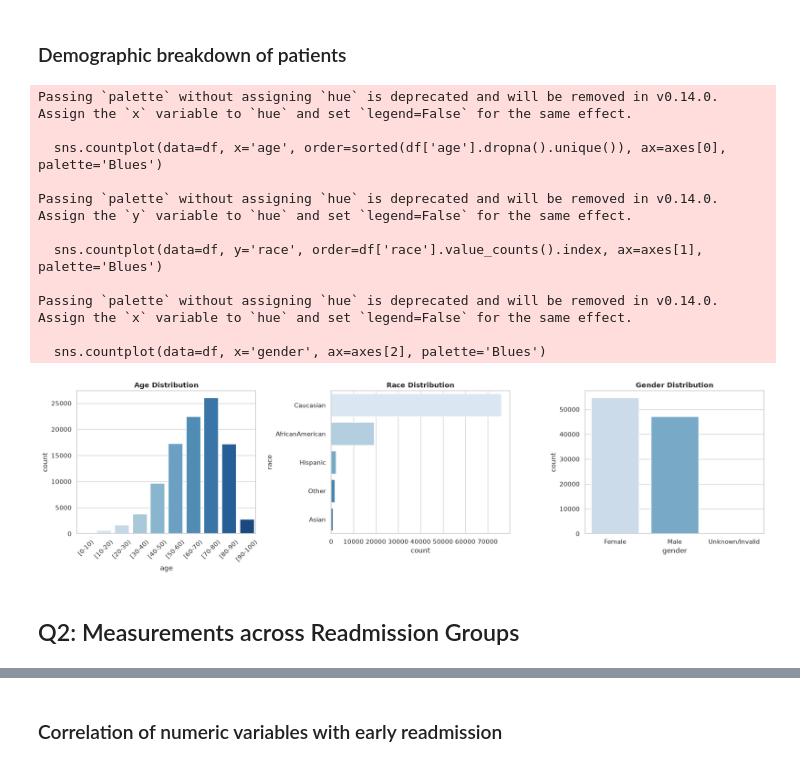
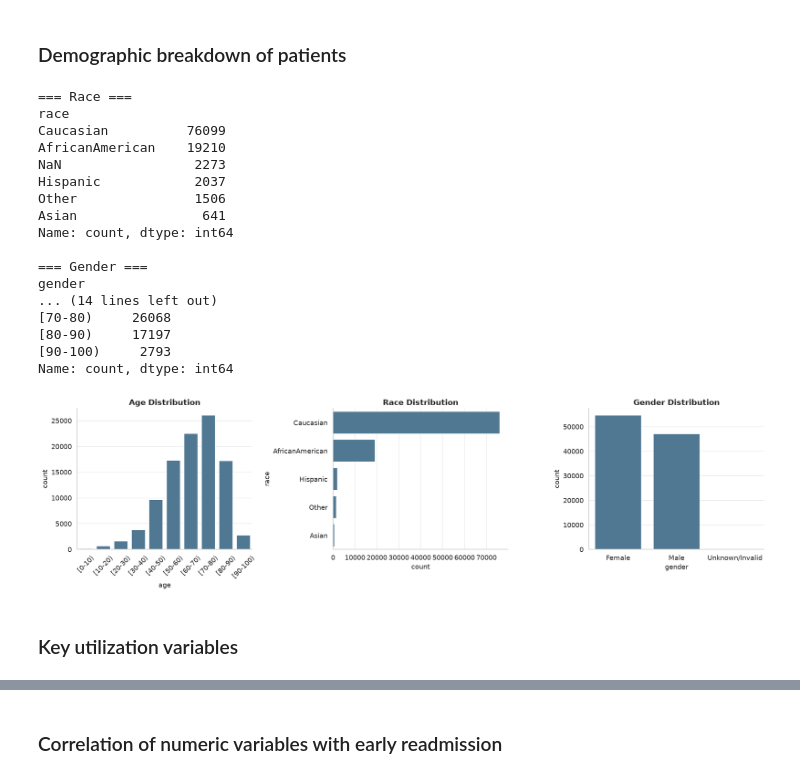
Before and after one commit to StudyBuildTeam2/studybuild-health-data-science, a Jupyter notebook: Project02/Team2/notebooks/analysis.ipynb, the cells around one changed output, grey strips where cells are left out. Cells and saved outputs as stored; diff of their text form; code cells hidden in the pictures.

```diff
--- a/Project02/Team2/notebooks/analysis.ipynb
+++ b/Project02/Team2/notebooks/analysis.ipynb
@@ -7,7 +0,0 @@ This notebook covers Q1–Q4 with visualizations.
-# %%
-import pandas as pd
-import numpy as np
-import matplotlib.pyplot as plt
-import seaborn as sns
-
-sns.set_theme(style="whitegrid")
@@ -16,6 +84,6 @@ sns.set_theme(style="whitegrid")
 # %%
-df = pd.read_csv('../data/diabetic_data.csv')
-df = df.replace('?', np.nan)
+df = pd.read_csv(DATA_PATH, na_values='?', low_memory=False)
 print(f"Dataset Shape: {df.shape}")
+df.head()
 # %% [output]
 Dataset Shape: (101766, 50)
@@ -82,32 +229,49 @@ Name: count, dtype: int64
 # %% [markdown]
 ### Demographic breakdown of patients
+# %%
+print('=== Race ===')
+print(df['race'].value_counts(dropna=False))
+print('\n=== Gender ===')
+print(df['gender'].value_counts(dropna=False))
+print('\n=== Age brackets ===')
+print(df['age'].value_counts().sort_index())
+# %% [output]
+=== Race ===
+race
+Caucasian          76099
+AfricanAmerican    19210
+NaN                 2273
+Hispanic            2037
+Other               1506
+Asian                641
+Name: count, dtype: int64
+
+=== Gender ===
+gender
+... (14 lines left out)
+[70-80)     26068
+[80-90)     17197
+[90-100)     2793
+Name: count, dtype: int64
 # %%
+AGE_ORDER = sorted(df['age'].dropna().unique())
+
 fig, axes = plt.subplots(1, 3, figsize=(18, 5))
 
-sns.countplot(data=df, x='age', order=sorted(df['age'].dropna().unique()), ax=axes[0], palette='Blues')
-axes[0].set_title('Age Distribution', fontsize=12, fontweight='bold')
+sns.countplot(data=df, x='age', order=AGE_ORDER, color=BLUE, ax=axes[0])
+axes[0].set_title('Age Distribution')
 axes[0].tick_params(axis='x', rotation=45)
 
-sns.countplot(data=df, y='race', order=df['race'].value_counts().index, ax=axes[1], palette='Blues')
-axes[1].set_title('Race Distribution', fontsize=12, fontweight='bold')
+sns.countplot(data=df, y='race', order=df['race'].value_counts().index, color=BLUE, ax=axes[1])
+axes[1].set_title('Race Distribution')
 
-sns.countplot(data=df, x='gender', ax=axes[2], palette='Blues')
-axes[2].set_title('Gender Distribution', fontsize=12, fontweight='bold')
+sns.countplot(data=df, x='gender', color=BLUE, ax=axes[2])
+axes[2].set_title('Gender Distribution')
 
 plt.tight_layout()
+save_fig('01_demographics')
 plt.show()
 # %% [output]
-Passing `palette` without assigning `hue` is deprecated and will be removed in v0.14.0. Assign the `x` variable to `hue` and set `legend=False` for the same effect.
-
-  sns.countplot(data=df, x='age', order=sorted(df['age'].dropna().unique()), ax=axes[0], palette='Blues')
-
-Passing `palette` without assigning `hue` is deprecated and will be removed in v0.14.0. Assign the `y` variable to `hue` and set `legend=False` for the same effect.
-
-  sns.countplot(data=df, y='race', order=df['race'].value_counts().index, ax=axes[1], palette='Blues')
-
-Passing `palette` without assigning `hue` is deprecated and will be removed in v0.14.0. Assign the `x` variable to `hue` and set `legend=False` for the same effect.
-
-  sns.countplot(data=df, x='gender', ax=axes[2], palette='Blues')
-[figure, old version]
+[figure, new version]
-# %% [markdown]
-## Q2: Measurements across Readmission Groups
+# %% [markdown]
+### Key utilization variables
```
Also changed, not shown: parts of 79 cells of this notebook, 16 other files.
